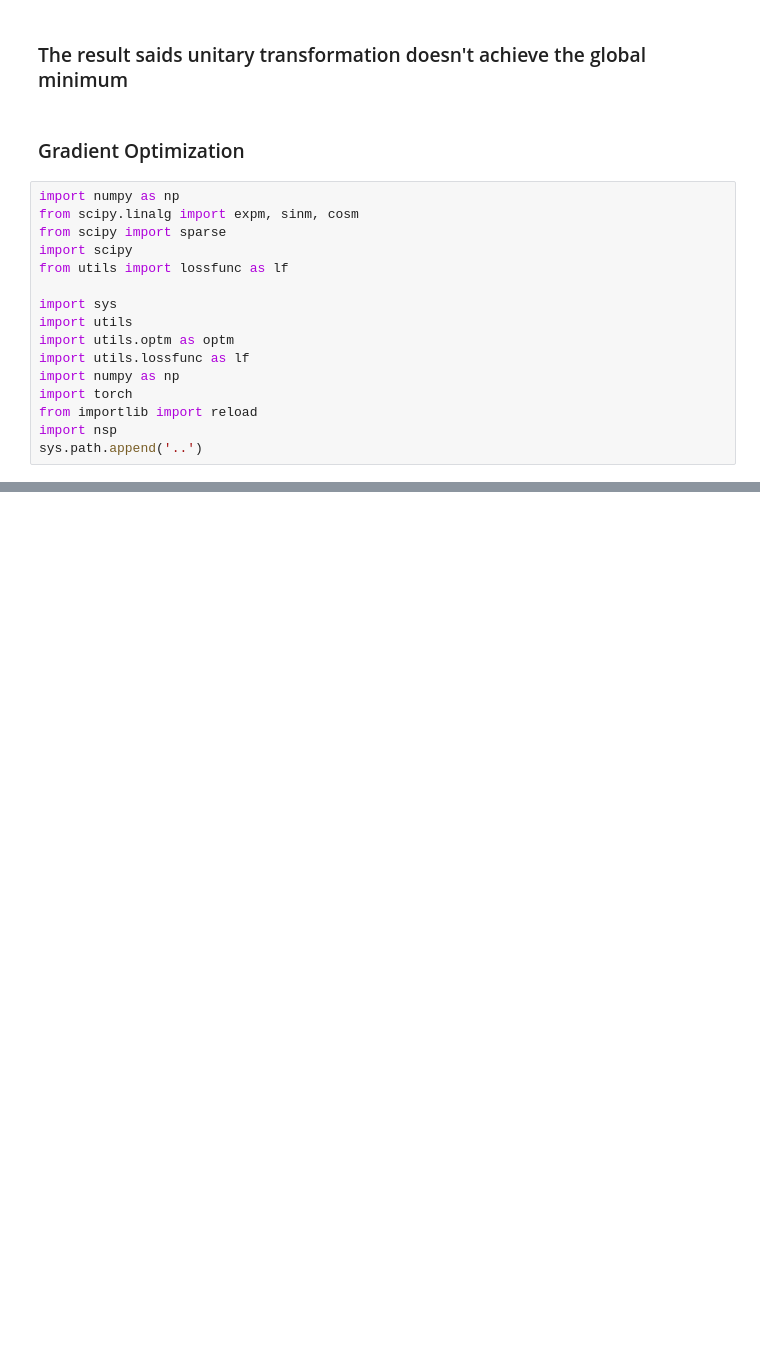
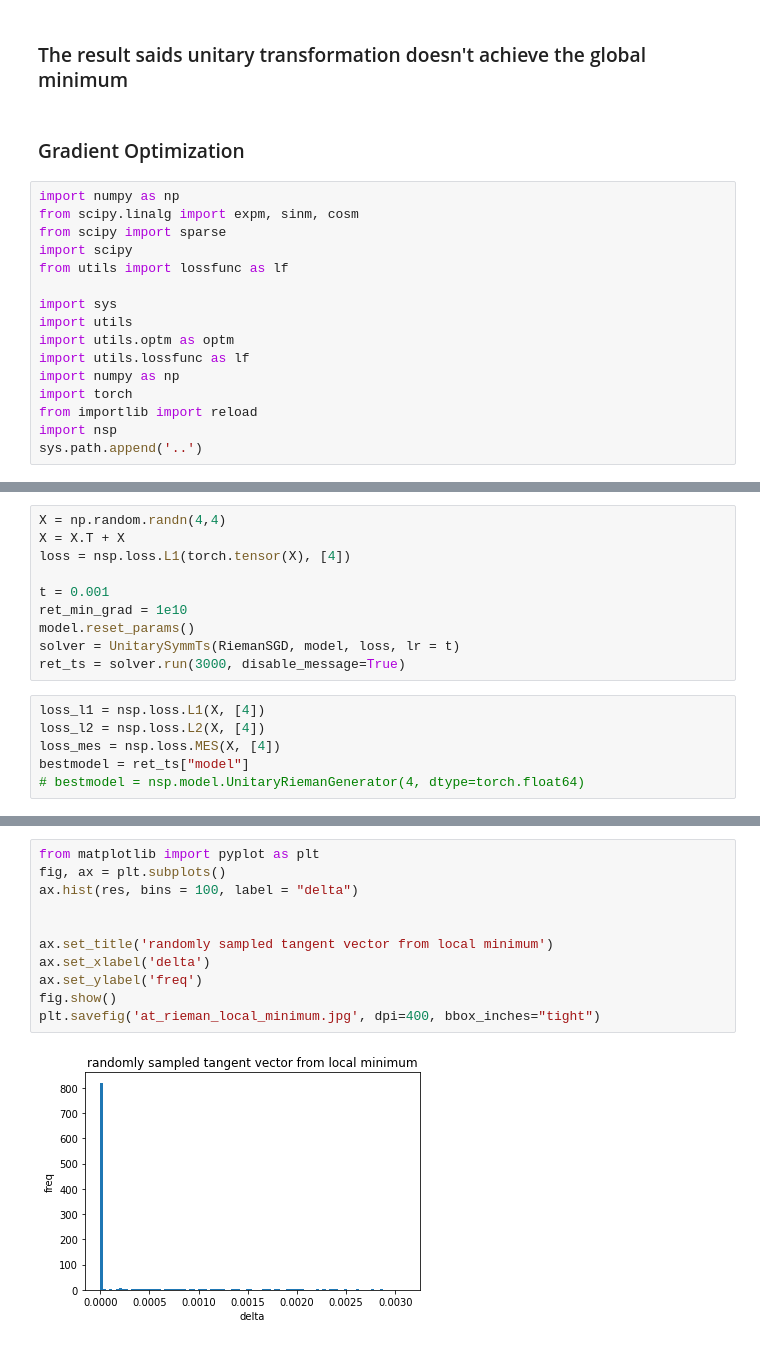
Before and after one commit to MKrbm/worms, a Jupyter notebook: python/nsp/unitary_vs_orthogonal.ipynb, the cells around one changed output, grey strips where cells are left out. Saved outputs shown, nothing was run; the diff lists cells and outputs as text; blank space fills up the shorter version.

```diff
--- a/python/nsp/unitary_vs_orthogonal.ipynb
+++ b/python/nsp/unitary_vs_orthogonal.ipynb
@@ -385,0 +455,16 @@ fig.show()
+# %%
+X = np.random.randn(4,4)
+X = X.T + X
+loss = nsp.loss.L1(torch.tensor(X), [4])
+
+t = 0.001
+ret_min_grad = 1e10
+model.reset_params()
+solver = UnitarySymmTs(RiemanSGD, model, loss, lr = t)
+ret_ts = solver.run(3000, disable_message=True)
+# %%
+loss_l1 = nsp.loss.L1(X, [4])
+loss_l2 = nsp.loss.L2(X, [4])
+loss_mes = nsp.loss.MES(X, [4])
+bestmodel = ret_ts["model"]
+# bestmodel = nsp.model.UnitaryRiemanGenerator(4, dtype=torch.float64)
@@ -385,0 +491,13 @@ fig.show()
+# %%
+from matplotlib import pyplot as plt
+fig, ax = plt.subplots()
+ax.hist(res, bins = 100, label = "delta")
+
+
+ax.set_title('randomly sampled tangent vector from local minimum')
+ax.set_xlabel('delta')
+ax.set_ylabel('freq')
+fig.show()
+plt.savefig('at_rieman_local_minimum.jpg', dpi=400, bbox_inches="tight")
+# %% [output]
+[figure, added]
```
Also changed, not shown: parts of 17 cells of this notebook, 13 other files.
